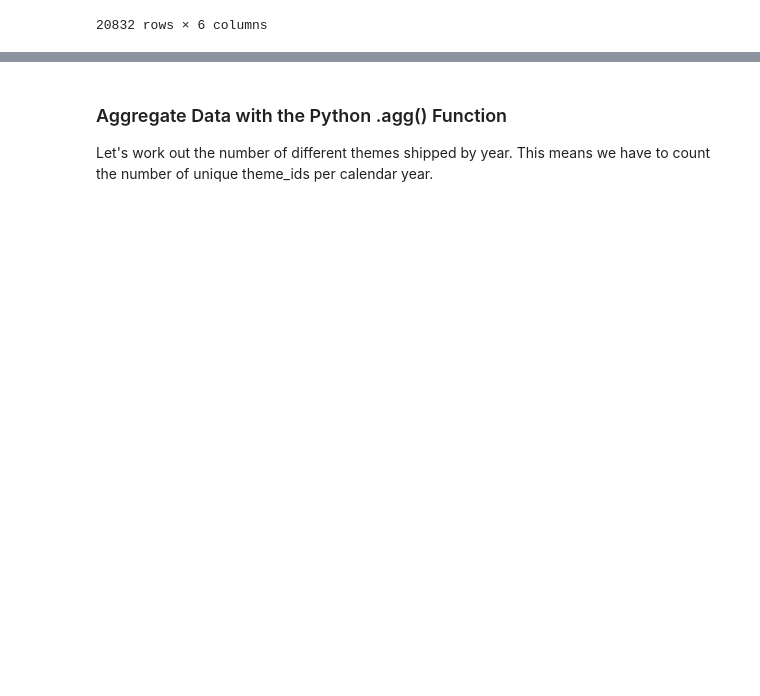
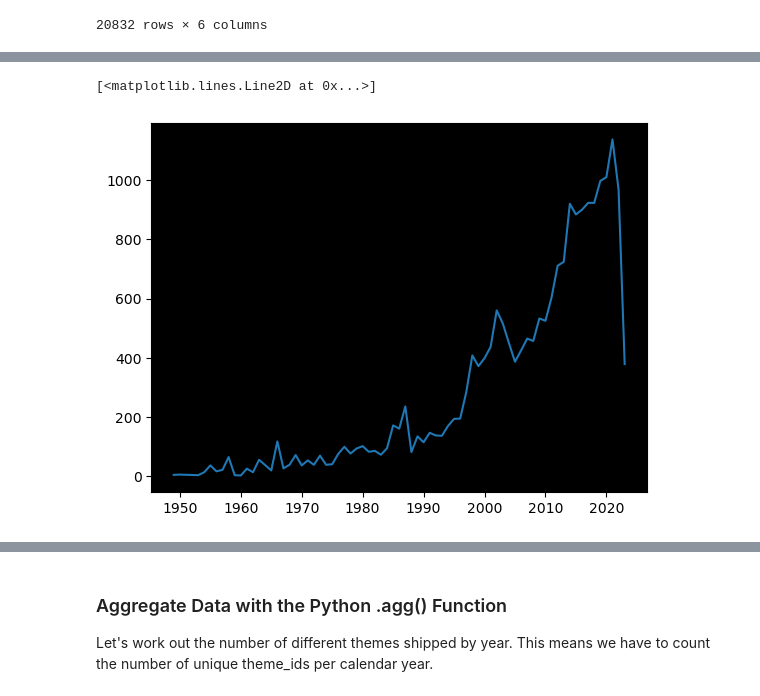
Before and after one commit to ma1526763/LEGOS_DATA_ANALYSIS, a Jupyter notebook: Lego_Analysis_for_Course.ipynb, the cells around one changed output, grey strips where cells are left out. Drawn from its saved outputs; the diff is of its cells as text; code cells hidden in the pictures; blank space fills up the shorter version.

```diff
--- a/Lego_Analysis_for_Course.ipynb
+++ b/Lego_Analysis_for_Course.ipynb
@@ -100,0 +215,3 @@ The <code>sets.csv</code> data contains a list of sets over the years and the nu
+# %%
+sets_df_by_year = sets_df.groupby('year').count()['set_num']
+sets_df_by_year
@@ -100,0 +232,5 @@ The <code>sets.csv</code> data contains a list of sets over the years and the nu
+# %%
+plt.plot(sets_df_by_year.index, sets_df_by_year)
+# %% [output]
+[<matplotlib.lines.Line2D at 0x...>]
+[figure, added]
```
Also changed, not shown: parts of 81 cells of this notebook.
